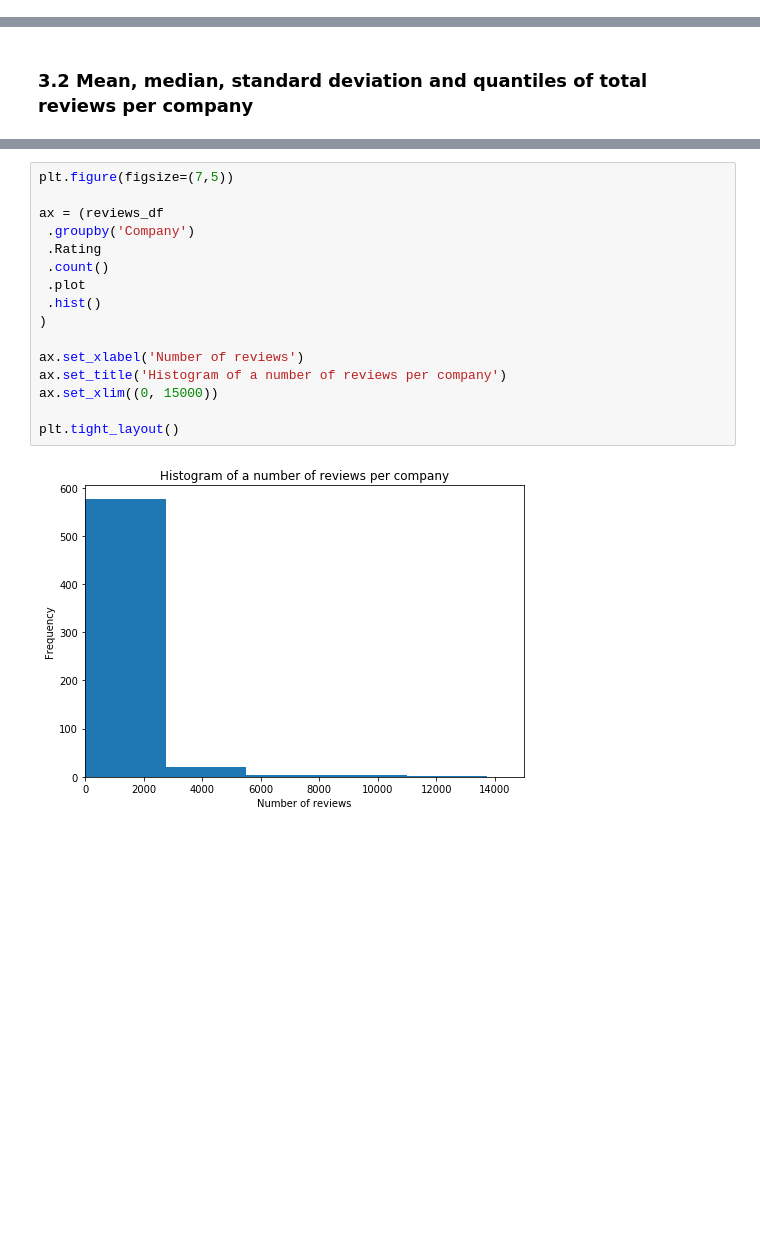
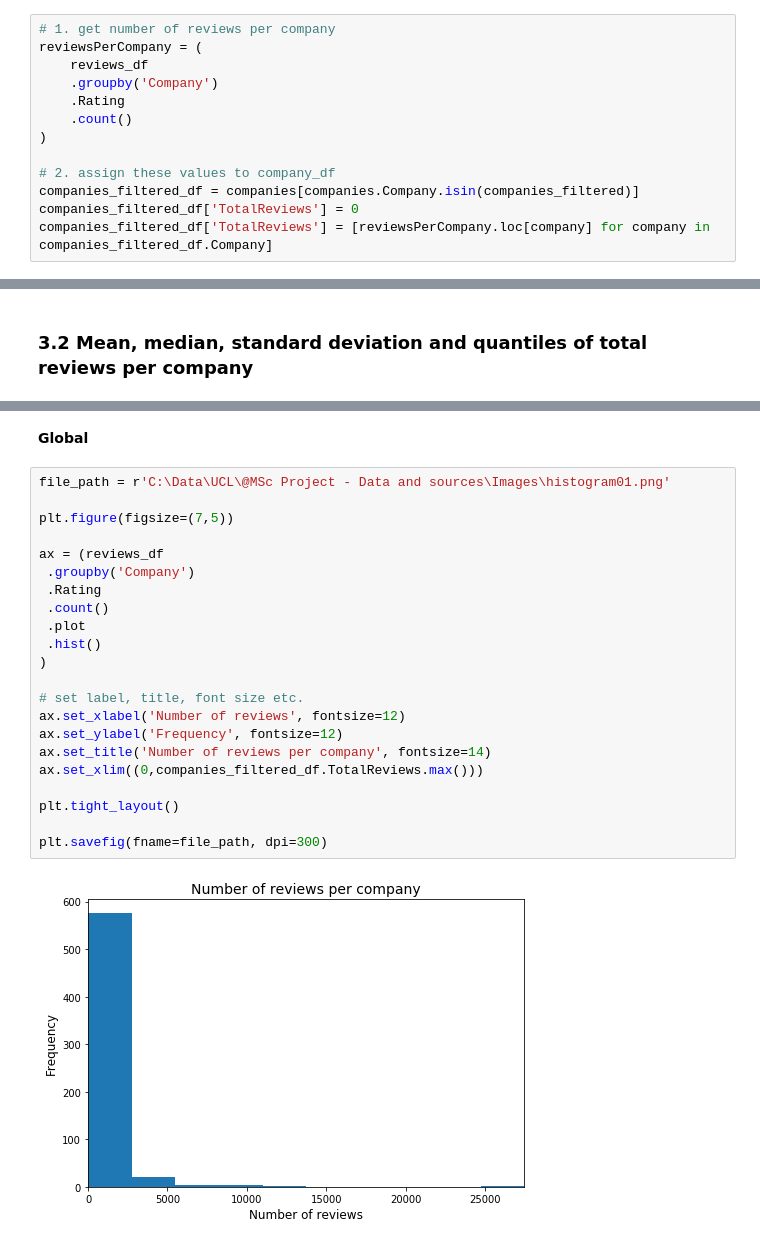
Before and after one commit to stancld/MSc-Project, a Jupyter notebook: Exploration/Summary Statistics.ipynb, the cells around one changed output, grey strips where cells are left out. Drawn from its saved outputs; the diff is of its cells as text; blank space fills up the shorter version.

```diff
--- a/Exploration/Summary Statistics.ipynb
+++ b/Exploration/Summary Statistics.ipynb
@@ -248,0 +281,13 @@ reviews_df['EmployeeRelationship'] = [update_EmployeeRelationship(reviews_df.loc
+# %%
+# 1. get number of reviews per company
+reviewsPerCompany = (
+    reviews_df
+    .groupby('Company')
+    .Rating
+    .count()
+)
+
+# 2. assign these values to company_df
+companies_filtered_df = companies[companies.Company.isin(companies_filtered)]
+companies_filtered_df['TotalReviews'] = 0
+companies_filtered_df['TotalReviews'] = [reviewsPerCompany.loc[company] for company in companies_filtered_df.Company]
@@ -375,19 +432,27 @@ q90       1361.200000
 Name: Rating, dtype: float64
+# %% [markdown]
+**Global**
 # %%
+file_path = r'C:\Data\UCL\@MSc Project - Data and sources\Images\histogram01.png'
+
 plt.figure(figsize=(7,5))
 
 ax = (reviews_df
  .groupby('Company')
  .Rating
  .count()
  .plot
  .hist()
 )
 
-ax.set_xlabel('Number of reviews')
-ax.set_title('Histogram of a number of reviews per company')
-ax.set_xlim((0, 15000))
+# set label, title, font size etc.
+ax.set_xlabel('Number of reviews', fontsize=12)
+ax.set_ylabel('Frequency', fontsize=12)
+ax.set_title('Number of reviews per company', fontsize=14)
+ax.set_xlim((0,companies_filtered_df.TotalReviews.max()))
 
 plt.tight_layout()
+
+plt.savefig(fname=file_path, dpi=300)
 # %% [output]
-[figure, old version]
+[figure, new version]
```
Also changed, not shown: parts of 30 cells of this notebook, 4 other files.
